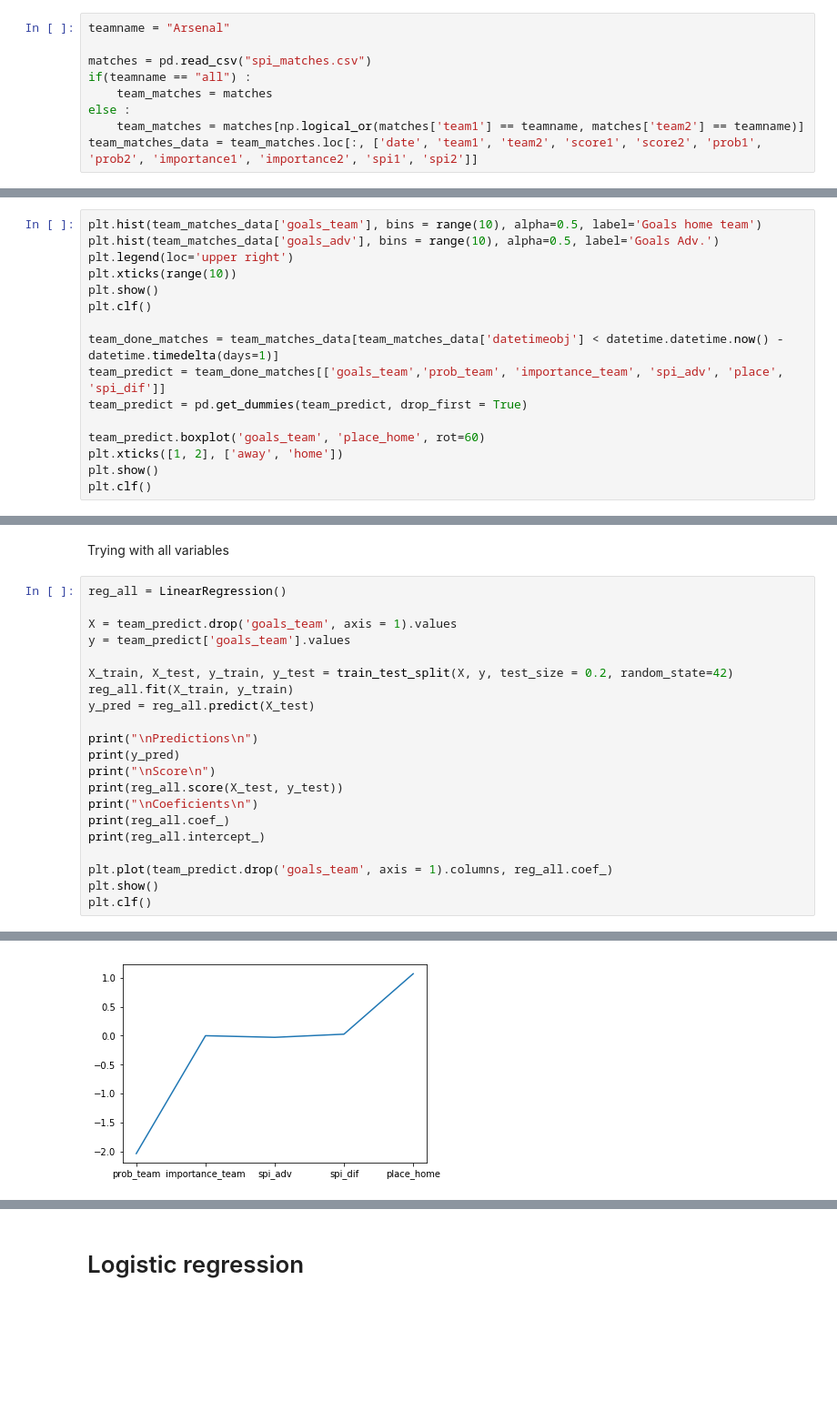
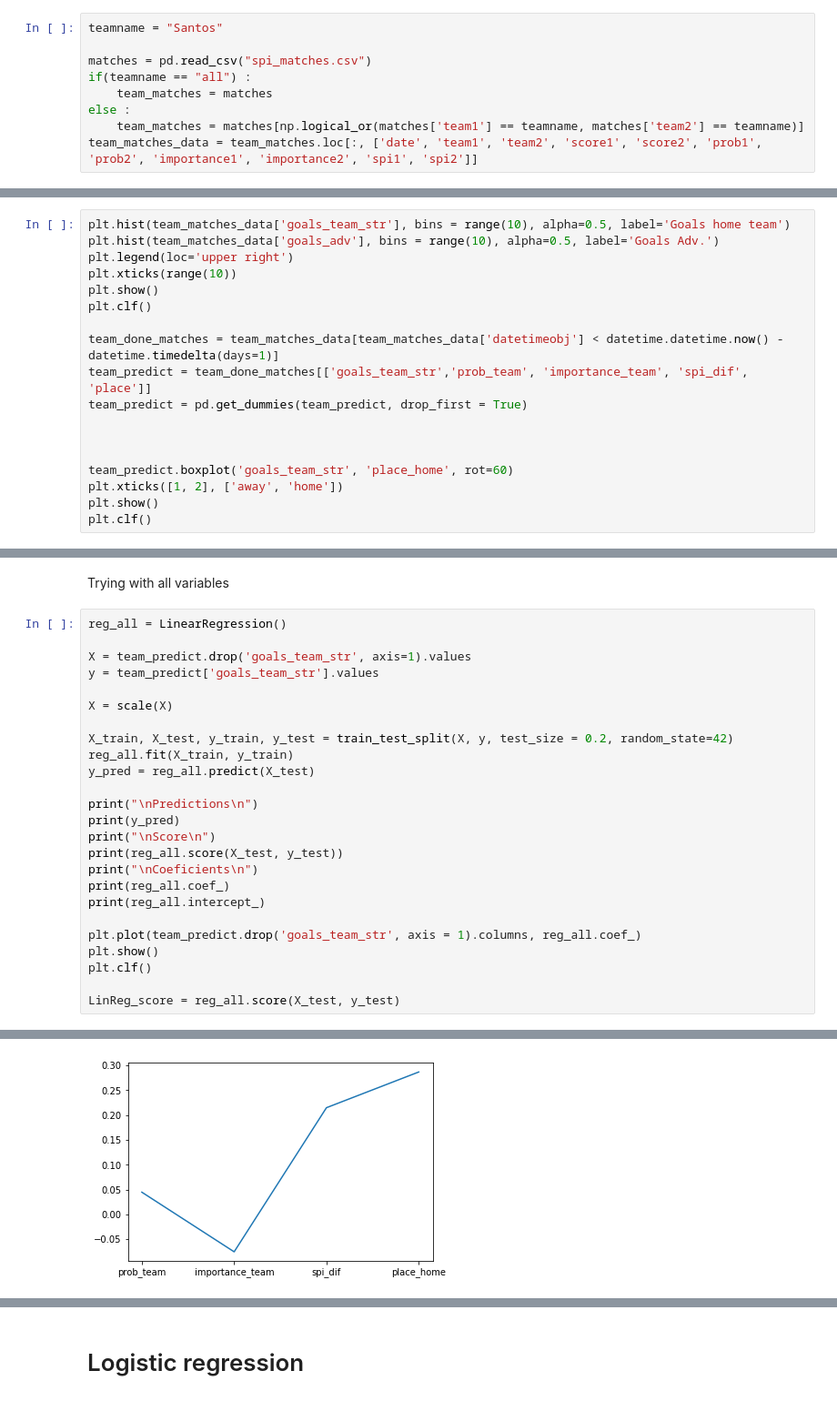
Before and after one commit to aleandrade/Data-Science, a Jupyter notebook: SoccerDataScienceNotebook.ipynb, the cells around one changed output, grey strips where cells are left out. Shown at 91% size. Saved outputs shown, nothing was run; the diff lists cells and outputs as text; blank space fills up the shorter version.

```diff
--- a/SoccerDataScienceNotebook.ipynb
+++ b/SoccerDataScienceNotebook.ipynb
@@ -20,7 +24,7 @@ import math
 import seaborn as sns
 from scipy.stats import randint
 # %%
-teamname = "Arsenal"
+teamname = "Santos"
 
 matches = pd.read_csv("spi_matches.csv")
 if(teamname == "all") :
@@ -99,6 +128,6 @@ plt.clf()
 <Figure size 432x288 with 0 Axes>
 # %%
-plt.hist(team_matches_data['goals_team'], bins = range(10), alpha=0.5, label='Goals home team')
+plt.hist(team_matches_data['goals_team_str'], bins = range(10), alpha=0.5, label='Goals home team')
 plt.hist(team_matches_data['goals_adv'], bins = range(10), alpha=0.5, label='Goals Adv.')
 plt.legend(loc='upper right')
 plt.xticks(range(10))
@@ -106,10 +135,12 @@ plt.show()
 plt.clf()
 
 team_done_matches = team_matches_data[team_matches_data['datetimeobj'] < datetime.datetime.now() - datetime.timedelta(days=1)]
-team_predict = team_done_matches[['goals_team','prob_team', 'importance_team', 'spi_adv', 'place', 'spi_dif']]
+team_predict = team_done_matches[['goals_team_str','prob_team', 'importance_team', 'spi_dif', 'place']]
 team_predict = pd.get_dummies(team_predict, drop_first = True)
 
-team_predict.boxplot('goals_team', 'place_home', rot=60)
+
+
+team_predict.boxplot('goals_team_str', 'place_home', rot=60)
 plt.xticks([1, 2], ['away', 'home'])
 plt.show()
 plt.clf()
@@ -259,8 +313,10 @@ Trying with all variables
 # %%
 reg_all = LinearRegression()
 
-X = team_predict.drop('goals_team', axis = 1).values
-y = team_predict['goals_team'].values
+X = team_predict.drop('goals_team_str', axis=1).values
+y = team_predict['goals_team_str'].values
+
+X = scale(X)
 
 X_train, X_test, y_train, y_test = train_test_split(X, y, test_size = 0.2, random_state=42)
 reg_all.fit(X_train, y_train)
@@ -274,9 +330,11 @@ print("\nCoeficients\n")
 print(reg_all.coef_)
 print(reg_all.intercept_)
 
-plt.plot(team_predict.drop('goals_team', axis = 1).columns, reg_all.coef_)
+plt.plot(team_predict.drop('goals_team_str', axis = 1).columns, reg_all.coef_)
 plt.show()
 plt.clf()
+
+LinReg_score = reg_all.score(X_test, y_test)
 # %% [output]
 Predictions
 
@@ -299,4 +354,4 @@ Coeficients
-[figure, old version]
+[figure, new version]
 <Figure size 432x288 with 0 Axes>
 # %% [markdown]
 # Logistic regression
```
Also changed, not shown: parts of 16 cells of this notebook.
